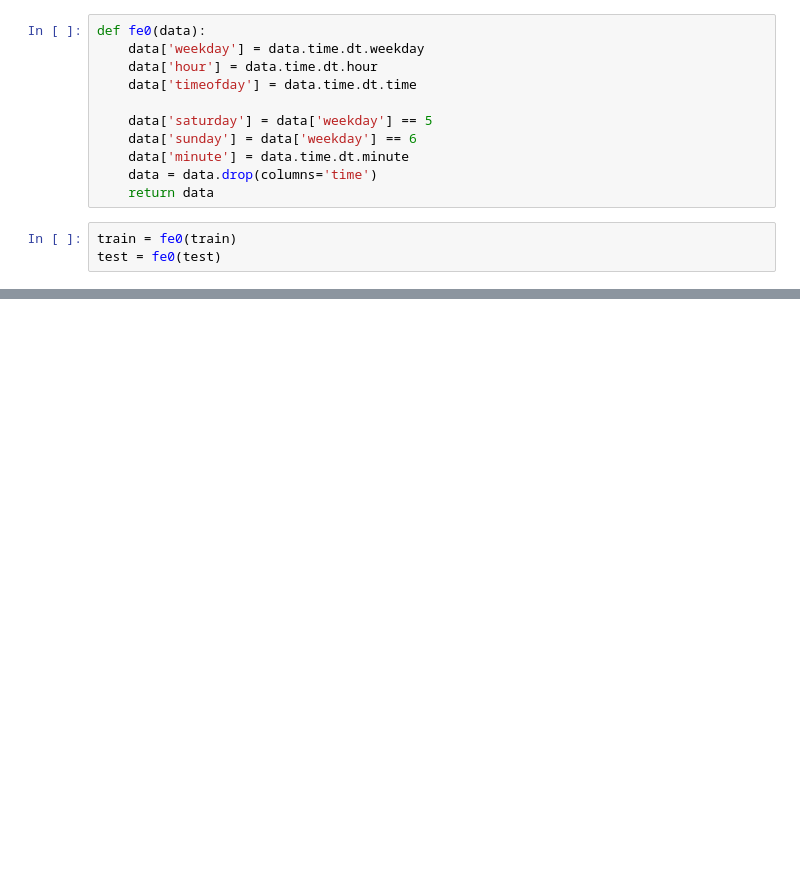
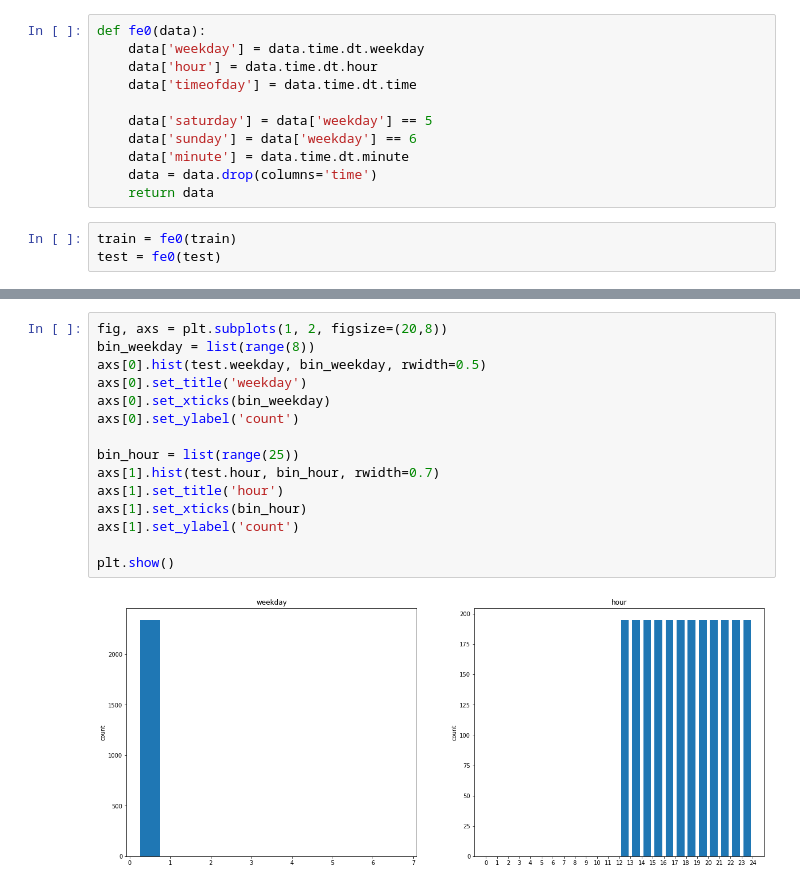
Before and after one commit to RaphaelZH/Kaggle_Competition_Practice_Notebooks_EN, a Jupyter notebook: tabular-playground-series-mar-2022.ipynb, the cells around one changed output, grey strips where cells are left out. Drawn from its saved outputs; the diff is of its cells as text; blank space fills up the shorter version.

```diff
--- a/tabular-playground-series-mar-2022.ipynb
+++ b/tabular-playground-series-mar-2022.ipynb
@@ -85,0 +113,17 @@ test = fe0(test)
+# %%
+fig, axs = plt.subplots(1, 2, figsize=(20,8))
+bin_weekday = list(range(8))
+axs[0].hist(test.weekday, bin_weekday, rwidth=0.5)
+axs[0].set_title('weekday')
+axs[0].set_xticks(bin_weekday)
+axs[0].set_ylabel('count')
+
+bin_hour = list(range(25))
+axs[1].hist(test.hour, bin_hour, rwidth=0.7)
+axs[1].set_title('hour')
+axs[1].set_xticks(bin_hour)
+axs[1].set_ylabel('count')
+
+plt.show()
+# %% [output]
+[figure, added]
```
Also changed, not shown: parts of 2 cells of this notebook.
